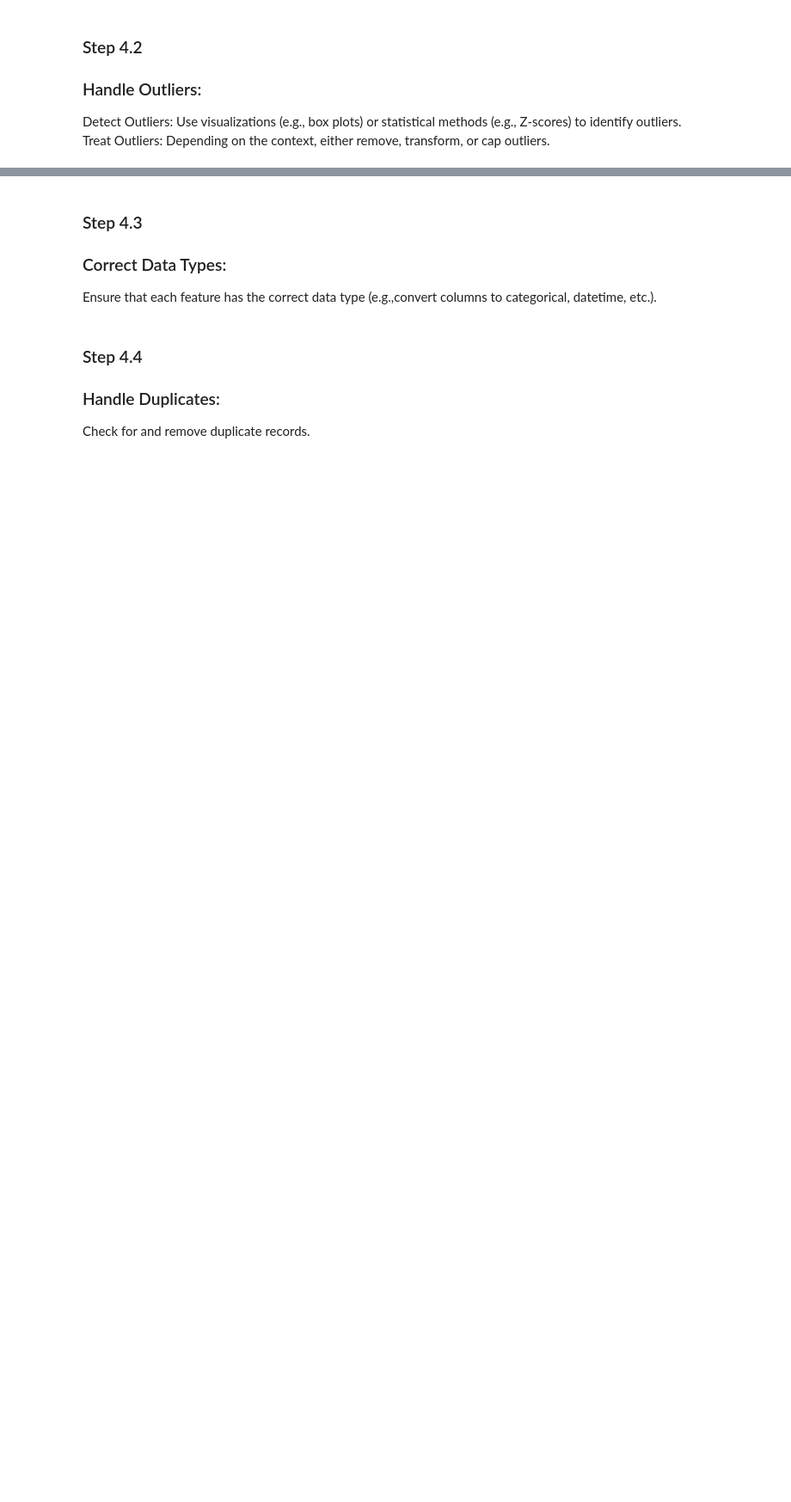
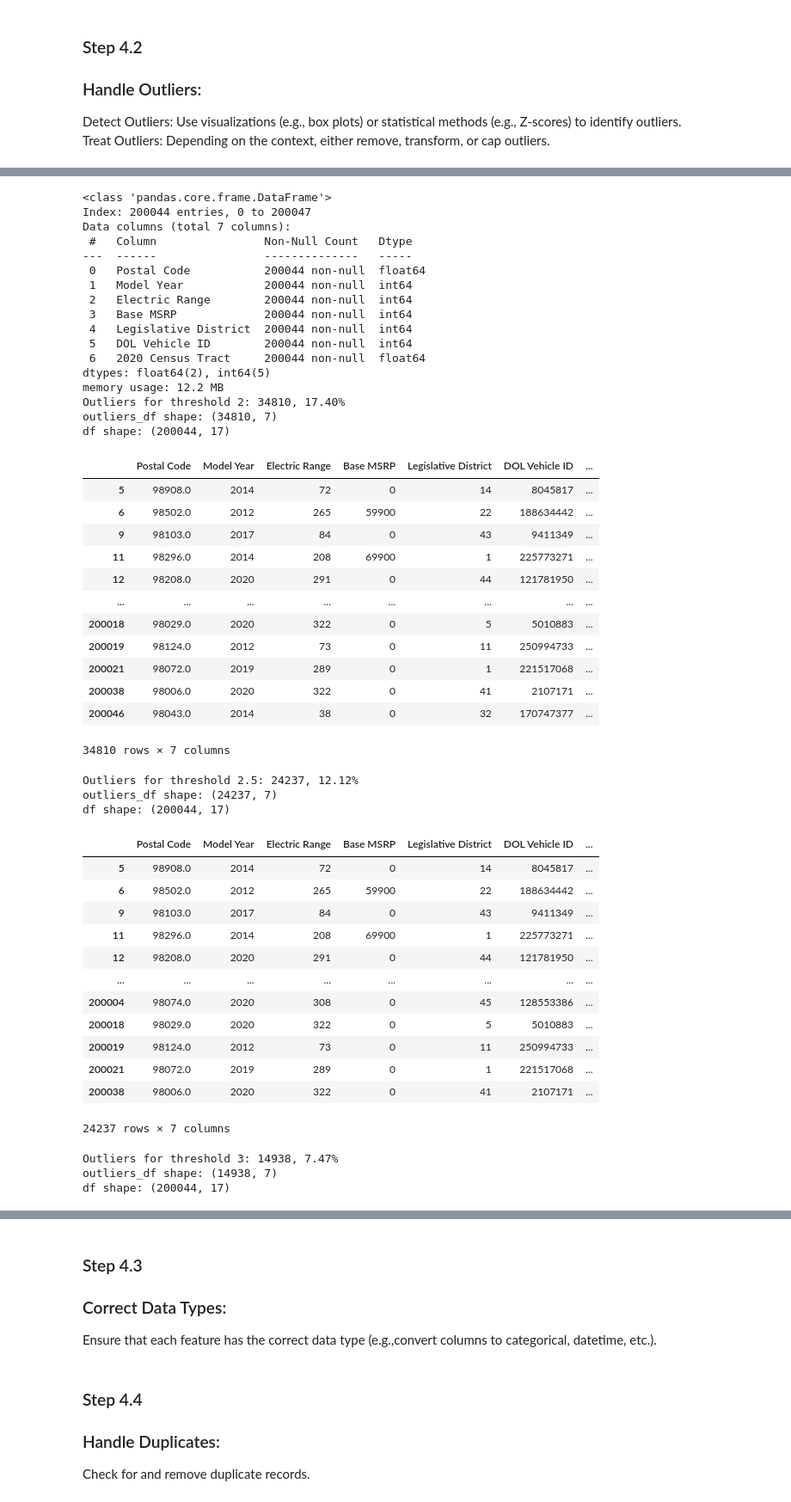
Before and after one commit to nipunnavadia/Fundamental-Mathematics-for-Data-Science-EDA-Project, a Jupyter notebook: Project1/Test.ipynb, the cells around one changed output, grey strips where cells are left out. Shown at 86% size. Drawn from its saved outputs; the diff is of its cells as text; code cells hidden in the pictures; blank space fills up the shorter version.

Commit message:
KNN + ZSCORE

```diff
--- a/Project1/Test.ipynb
+++ b/Project1/Test.ipynb
@@ -544,0 +522,71 @@ Detect Outliers: Use visualizations (e.g., box plots) or statistical methods (e.
+# %%
+numerical_df = df.select_dtypes(include=['number'])
+numerical_featrues = numerical_df.columns
+numerical_df.info()
+
+# Check Z-Score for outliers
+def z_score_analysis(df, threshold=3):
+    z_scores = zscore(df)
+    abs_z_scores = np.abs(z_scores)
+    filtered_entries = (abs_z_scores < threshold).all(axis=1)
+    outliers_df = df[~filtered_entries]
+    return outliers_df
+
+# Check outliers for different thresholds
+for threshold in [2, 2.5, 3]:
+    outliers_df = z_score_analysis(numerical_df, threshold)
+    num_of_outliers = outliers_df.shape[0]
+    print(f'Outliers for threshold {threshold}: {num_of_outliers}, {(num_of_outliers/len(df))*100:.2f}%')
+    print(f'outliers_df shape: {outliers_df.shape}')
+    print(f'df shape: {df.shape}\n')
+    display(outliers_df)
+# %% [output]
+<class 'pandas.core.frame.DataFrame'>
+Index: 200044 entries, 0 to 200047
+Data columns (total 7 columns):
+ #   Column                Non-Null Count   Dtype
+---  ------                --------------   -----
+ 0   Postal Code           200044 non-null  float64
+ 1   Model Year            200044 non-null  int64
+ 2   Electric Range        200044 non-null  int64
+ 3   Base MSRP             200044 non-null  int64
+ 4   Legislative District  200044 non-null  int64
+ 5   DOL Vehicle ID        200044 non-null  int64
+ 6   2020 Census Tract     200044 non-null  float64
+dtypes: float64(2), int64(5)
+memory usage: 12.2 MB
+Outliers for threshold 2: 34810, 17.40%
+outliers_df shape: (34810, 7)
+df shape: (200044, 17)
+|  | Postal Code | Model Year | Electric Range | Base MSRP | Legislative District | DOL Vehicle ID | ... |
+| 5 | 98908.0 | 2014 | 72 | 0 | 14 | 8045817 | ... |
+| 6 | 98502.0 | 2012 | 265 | 59900 | 22 | 188634442 | ... |
+| 9 | 98103.0 | 2017 | 84 | 0 | 43 | 9411349 | ... |
+| 11 | 98296.0 | 2014 | 208 | 69900 | 1 | 225773271 | ... |
+| 12 | 98208.0 | 2020 | 291 | 0 | 44 | 121781950 | ... |
+| ... | ... | ... | ... | ... | ... | ... | ... |
+| 200018 | 98029.0 | 2020 | 322 | 0 | 5 | 5010883 | ... |
+| 200019 | 98124.0 | 2012 | 73 | 0 | 11 | 250994733 | ... |
+| 200021 | 98072.0 | 2019 | 289 | 0 | 1 | 221517068 | ... |
+| 200038 | 98006.0 | 2020 | 322 | 0 | 41 | 2107171 | ... |
+| 200046 | 98043.0 | 2014 | 38 | 0 | 32 | 170747377 | ... |
+34810 rows × 7 columns
+Outliers for threshold 2.5: 24237, 12.12%
+outliers_df shape: (24237, 7)
+df shape: (200044, 17)
+|  | Postal Code | Model Year | Electric Range | Base MSRP | Legislative District | DOL Vehicle ID | ... |
+| 5 | 98908.0 | 2014 | 72 | 0 | 14 | 8045817 | ... |
+| 6 | 98502.0 | 2012 | 265 | 59900 | 22 | 188634442 | ... |
+| 9 | 98103.0 | 2017 | 84 | 0 | 43 | 9411349 | ... |
+| 11 | 98296.0 | 2014 | 208 | 69900 | 1 | 225773271 | ... |
+| 12 | 98208.0 | 2020 | 291 | 0 | 44 | 121781950 | ... |
+| ... | ... | ... | ... | ... | ... | ... | ... |
+| 200004 | 98074.0 | 2020 | 308 | 0 | 45 | 128553386 | ... |
+| 200018 | 98029.0 | 2020 | 322 | 0 | 5 | 5010883 | ... |
+| 200019 | 98124.0 | 2012 | 73 | 0 | 11 | 250994733 | ... |
+| 200021 | 98072.0 | 2019 | 289 | 0 | 1 | 221517068 | ... |
+| 200038 | 98006.0 | 2020 | 322 | 0 | 41 | 2107171 | ... |
+24237 rows × 7 columns
+Outliers for threshold 3: 14938, 7.47%
+outliers_df shape: (14938, 7)
+df shape: (200044, 17)
```
Also changed, not shown: parts of 13 cells of this notebook.
